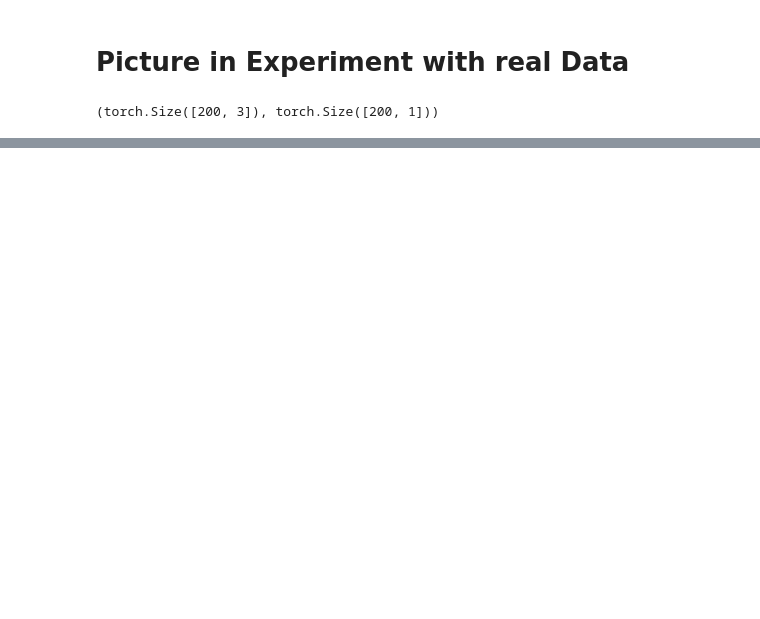
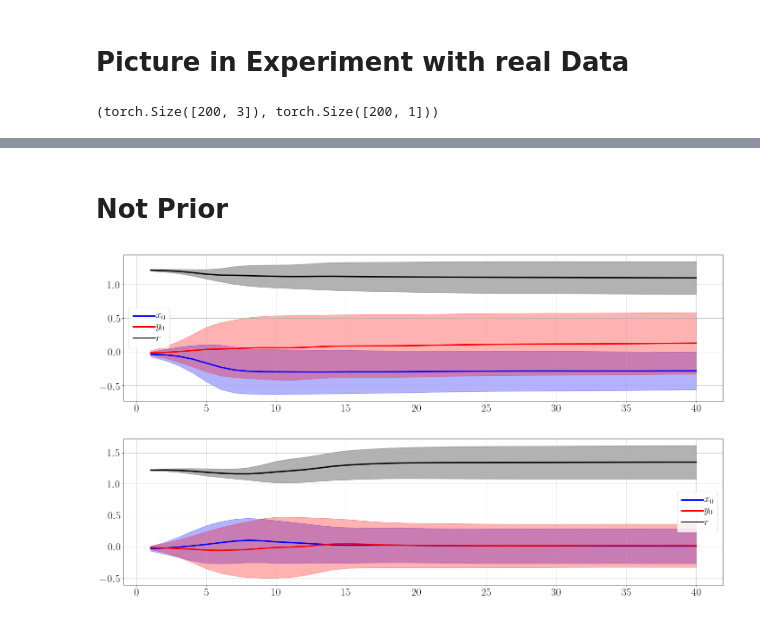
Before and after one commit to andriygav/EMprior, a Jupyter notebook: code/graph.ipynb, the cells around one changed output, grey strips where cells are left out. Saved outputs shown, nothing was run; the diff lists cells and outputs as text; code cells hidden in the pictures; blank space fills up the shorter version.

```diff
--- a/code/graph.ipynb
+++ b/code/graph.ipynb
@@ -731,0 +807,7 @@ plt.show()
+# %%
+K = 2
+n = 3
+
+epoch = 40
+
+k_for_meaning = 10
@@ -731,0 +1166,48 @@ plt.show()
+# %% [markdown]
+# Not Prior
+# %%
+Text_size = 24
+
+plt.rcParams['lines.linewidth'] = 3
+plt.rcParams['lines.markersize'] = 4
+plt.rcParams['xtick.labelsize'] = Text_size
+plt.rcParams['ytick.labelsize'] = Text_size
+plt.rcParams['legend.fontsize'] = Text_size
+plt.rcParams['axes.titlesize']=Text_size
+plt.rcParams['axes.labelsize']=Text_size
+plt.rcParams['figure.figsize'] = (24.0, 6)
+plt.rcParams['font.size'] = Text_size
+plt.rcParams["legend.labelspacing"] = 0.1
+plt.rcParams["legend.handletextpad"] = 0.1
+#################################################
+
+colors = color
+
+MEAN=List_of_circles_Not_Prior.mean(axis=0)
+STD=List_of_circles_Not_Prior.std(axis=0)
+
+Labels=['$x_0$', '$y_0$', '$r$']
+
+# fig = plt.figure();
+
+# gs = gridspec.GridSpec(1, 2)
+
+# ax = []
+# for k in range(len(List_of_step)):
+#     ax.append(fig.add_subplot(gs[k]))
+
+KKK=1
+for t in range(MEAN.shape[1]):
+    for k in range(MEAN.shape[2]):
+        mean = MEAN[KKK:, t, k]
+        std = STD[KKK:, t, k]
+        X_STEP_PLOT = np.arange(KKK, len(mean) + KKK, 1)
+        _ = plt.plot(X_STEP_PLOT, mean, '-', label = Labels[k], color = colors[k])
+        _ = plt.fill_between(X_STEP_PLOT, mean-std, mean+std, color = colors[k], alpha = 0.3)
+
+    plt.legend(loc='best')
+    plt.grid()
+    plt.show()
+# %% [output]
+[figure, added]
+[figure, added]
```
Also changed, not shown: parts of 29 cells of this notebook, 20 other files.
